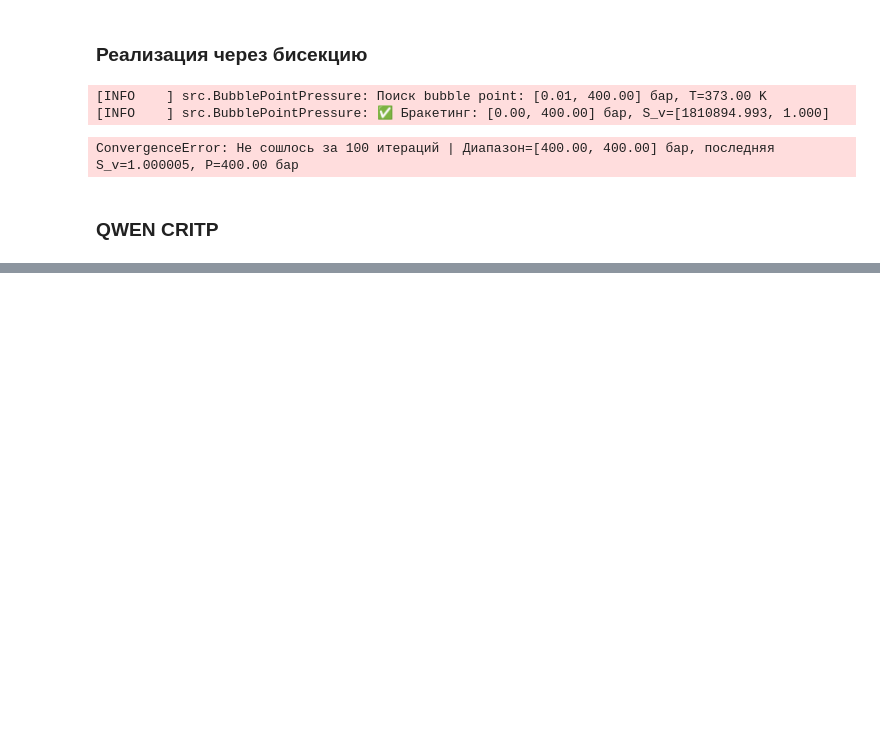
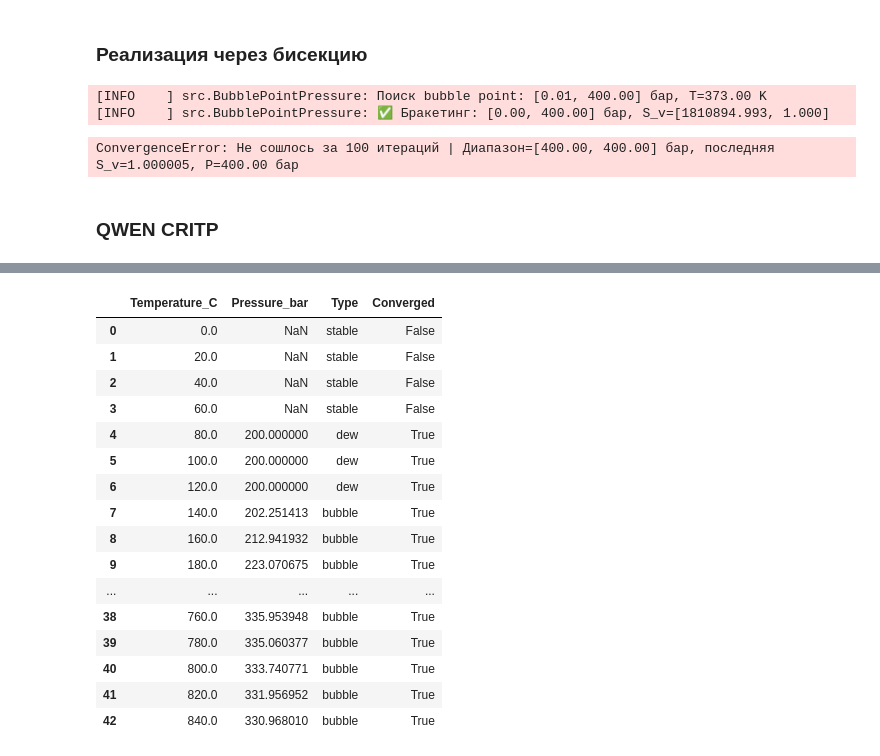
Before and after one commit to SidorenkoDD/PVTcalc, a Jupyter notebook: test_notebook.ipynb, the cells around one changed output, grey strips where cells are left out. Cells and saved outputs as stored; diff of their text form; code cells hidden in the pictures; blank space fills up the shorter version.

```diff
--- a/test_notebook.ipynb
+++ b/test_notebook.ipynb
@@ -880,0 +1127,20 @@ print(f"Критическая точка: Tc = {result['Tc']:.2f} K, Pc = {resu
+# %%
+diag.get_dataframe()
+# %% [output]
+|  | Temperature_C | Pressure_bar | Type | Converged |
+| 0 | 0.0 | NaN | stable | False |
+| 1 | 20.0 | NaN | stable | False |
+| 2 | 40.0 | NaN | stable | False |
+| 3 | 60.0 | NaN | stable | False |
+| 4 | 80.0 | 200.000000 | dew | True |
+| 5 | 100.0 | 200.000000 | dew | True |
+| 6 | 120.0 | 200.000000 | dew | True |
+| 7 | 140.0 | 202.251413 | bubble | True |
+| 8 | 160.0 | 212.941932 | bubble | True |
+| 9 | 180.0 | 223.070675 | bubble | True |
+| ... | ... | ... | ... | ... |
+| 38 | 760.0 | 335.953948 | bubble | True |
+| 39 | 780.0 | 335.060377 | bubble | True |
+| 40 | 800.0 | 333.740771 | bubble | True |
+| 41 | 820.0 | 331.956952 | bubble | True |
+| 42 | 840.0 | 330.968010 | bubble | True |
```
Also changed, not shown: parts of 11 cells of this notebook, 7 other files.
